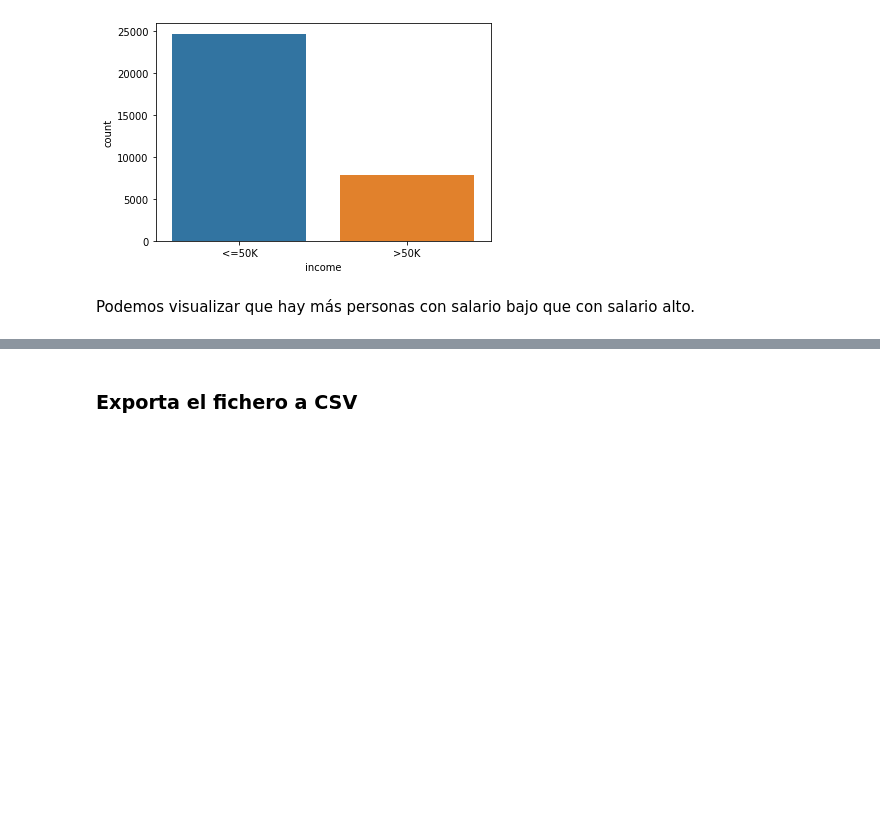
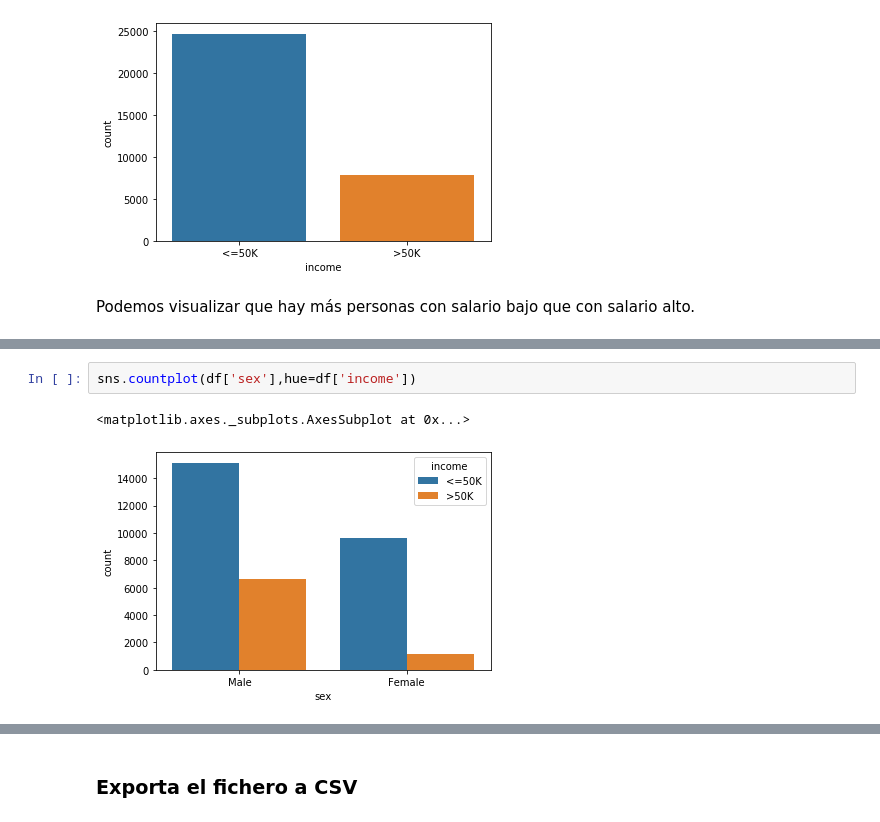
Before and after one commit to adelaconcha-uoc/pra2-limpieza-y-analisis, a Jupyter notebook: notebook/PRA2-limpieza-y-analisis.ipynb, the cells around one changed output, grey strips where cells are left out. Cells and saved outputs as stored; diff of their text form; blank space fills up the shorter version.

```diff
--- a/notebook/PRA2-limpieza-y-analisis.ipynb
+++ b/notebook/PRA2-limpieza-y-analisis.ipynb
@@ -185,0 +196,5 @@ Podemos visualizar que hay más personas con salario bajo que con salario alto.
+# %%
+sns.countplot(df['sex'],hue=df['income'])
+# %% [output]
+<matplotlib.axes._subplots.AxesSubplot at 0x...>
+[figure, added]
```
Also changed, not shown: parts of 14 cells of this notebook.
